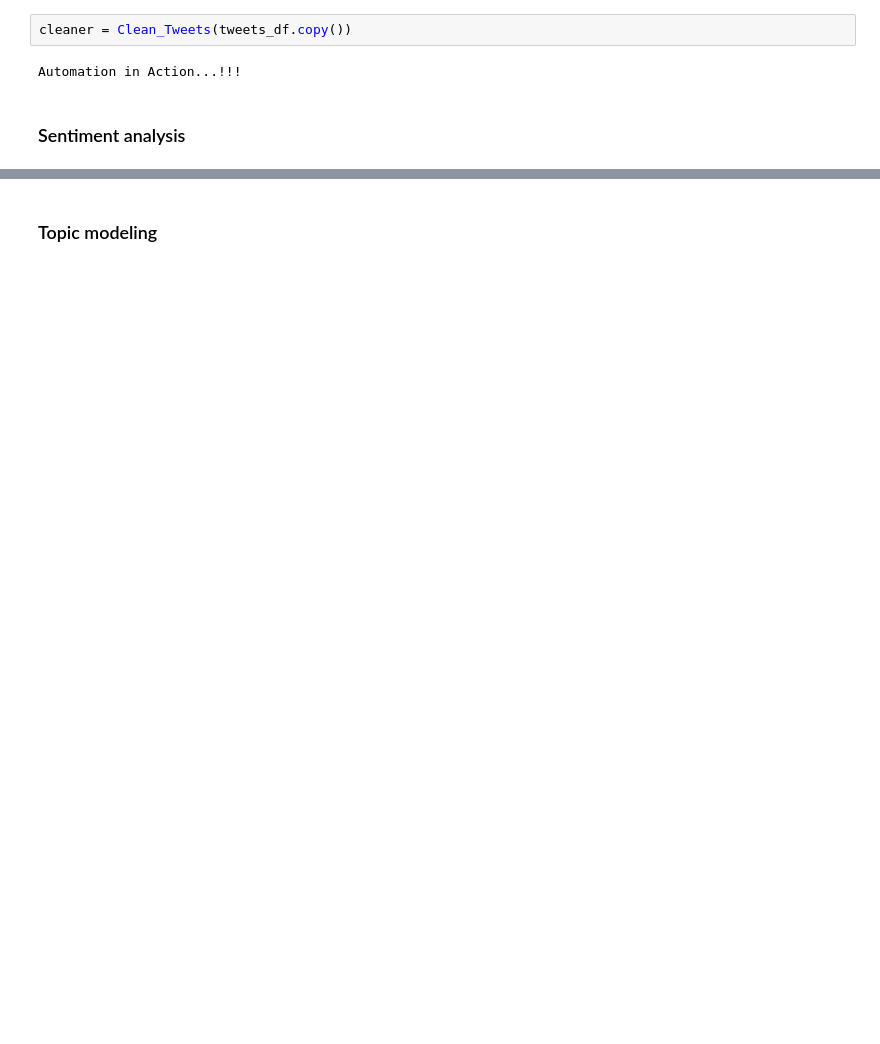
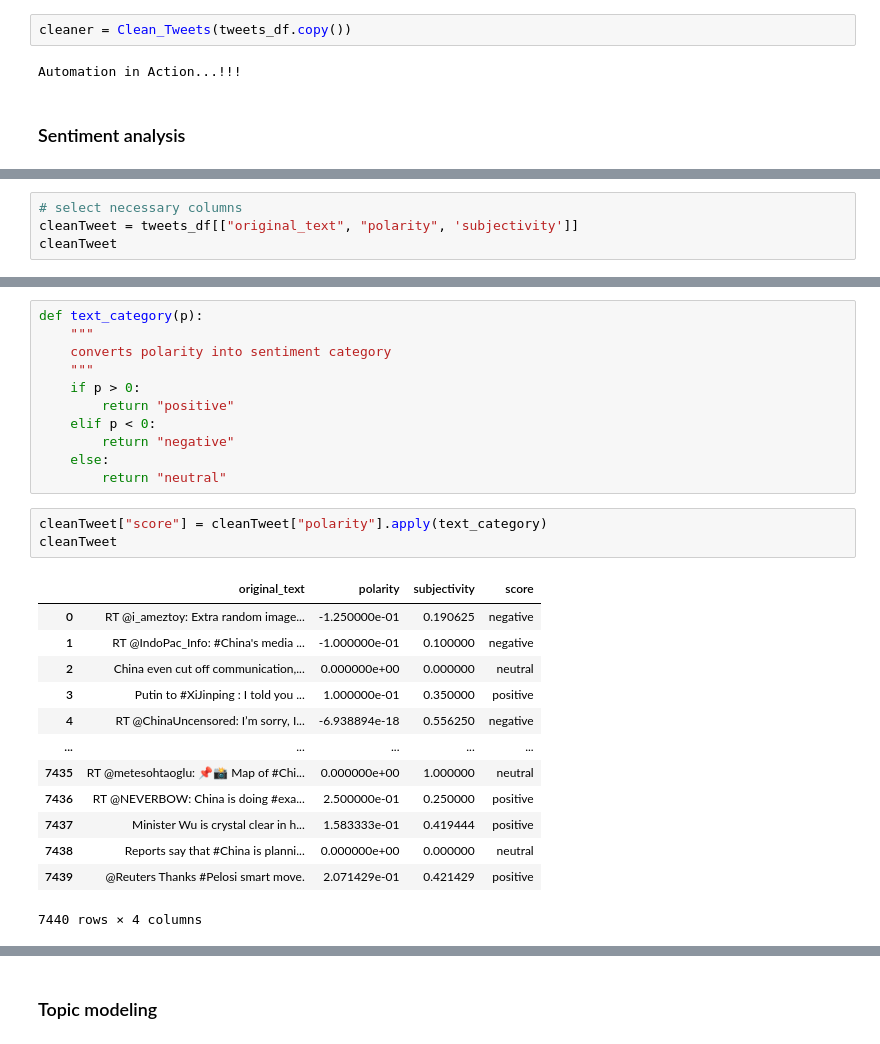
Before and after one commit to Fisseha-Estifanos/Twitter-Data-Analysis, a Jupyter notebook: notebooks/sentiment_and_topicmodeling.ipynb, the cells around one changed output, grey strips where cells are left out. Drawn from its saved outputs; the diff is of its cells as text; blank space fills up the shorter version.

```diff
--- a/notebooks/sentiment_and_topicmodeling.ipynb
+++ b/notebooks/sentiment_and_topicmodeling.ipynb
@@ -30,0 +49,4 @@ Automation in Action...!!!
+# %%
+# select necessary columns
+cleanTweet = tweets_df[["original_text", "polarity", 'subjectivity']]
+cleanTweet
@@ -30,0 +67,28 @@ Automation in Action...!!!
+# %%
+def text_category(p):
+    """
+    converts polarity into sentiment category
+    """
+    if p > 0:
+        return "positive"
+    elif p < 0:
+        return "negative"
+    else:
+        return "neutral"
+# %%
+cleanTweet["score"] = cleanTweet["polarity"].apply(text_category)
+cleanTweet
+# %% [output]
+|  | original_text | polarity | subjectivity | score |
+| 0 | RT @i_ameztoy: Extra random image... | -1.250000e-01 | 0.190625 | negative |
+| 1 | RT @IndoPac_Info: #China's media ... | -1.000000e-01 | 0.100000 | negative |
+| 2 | China even cut off communication,... | 0.000000e+00 | 0.000000 | neutral |
+| 3 | Putin to #XiJinping : I told you ... | 1.000000e-01 | 0.350000 | positive |
+| 4 | RT @ChinaUncensored: I’m sorry, I... | -6.938894e-18 | 0.556250 | negative |
+| ... | ... | ... | ... | ... |
+| 7435 | RT @metesohtaoglu: 📌📸 Map of #Chi... | 0.000000e+00 | 1.000000 | neutral |
+| 7436 | RT @NEVERBOW: China is doing #exa... | 2.500000e-01 | 0.250000 | positive |
+| 7437 | Minister Wu is crystal clear in h... | 1.583333e-01 | 0.419444 | positive |
+| 7438 | Reports say that #China is planni... | 0.000000e+00 | 0.000000 | neutral |
+| 7439 | @Reuters Thanks #Pelosi smart move. | 2.071429e-01 | 0.421429 | positive |
+7440 rows × 4 columns
```
Also changed, not shown: parts of 14 cells of this notebook.
